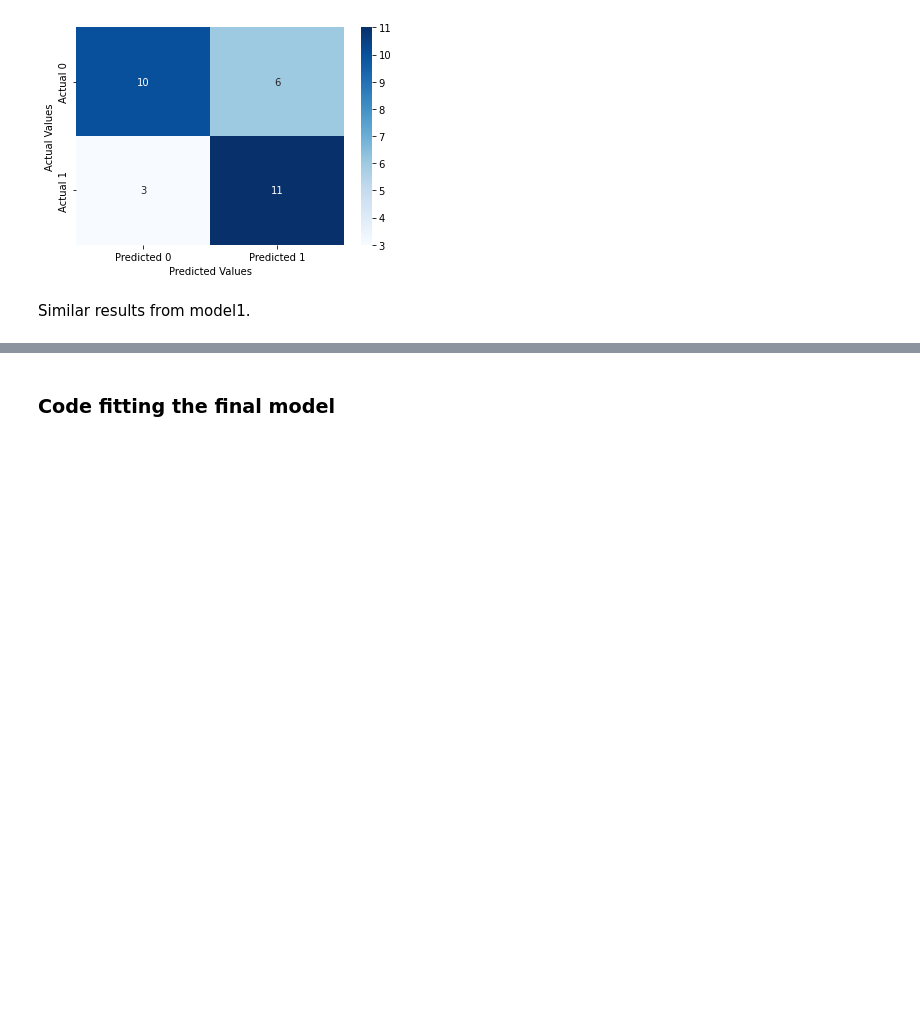
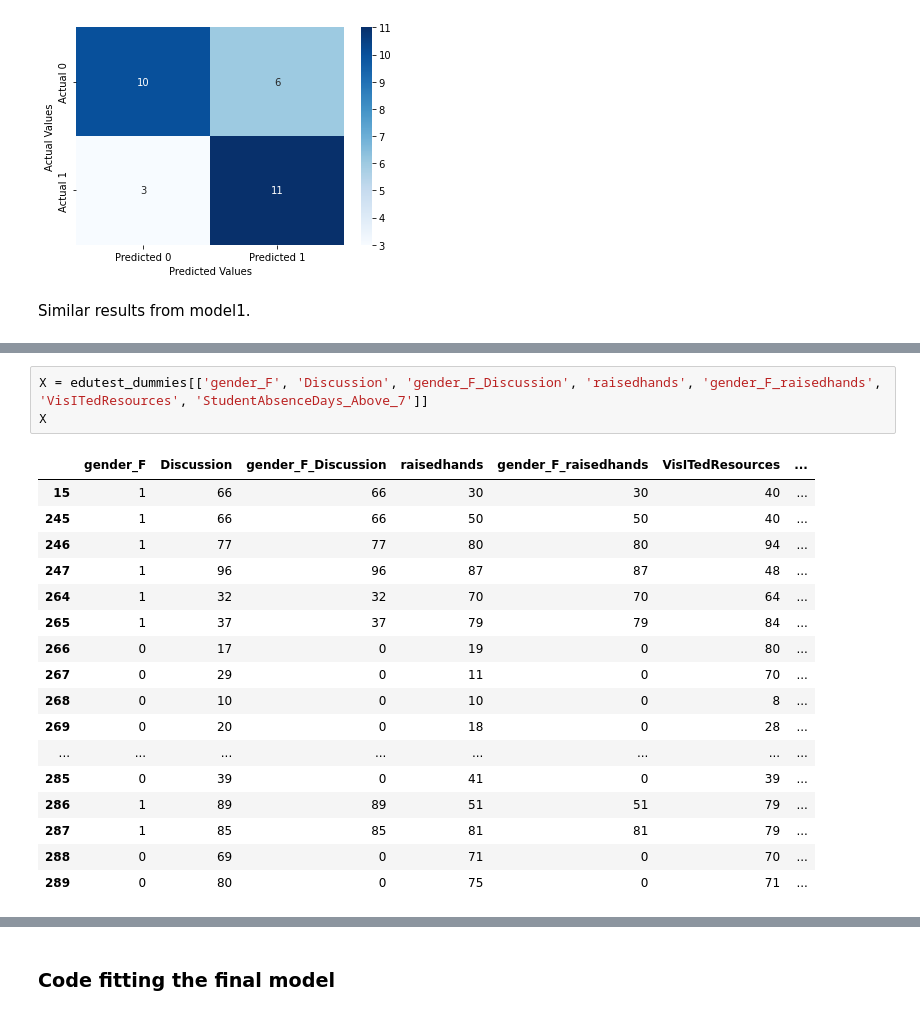
Before and after one commit to wchen952/STAT-303-2-Project, a Jupyter notebook: 303_2_Project_Code.ipynb, the cells around one changed output, grey strips where cells are left out. Drawn from its saved outputs; the diff is of its cells as text; blank space fills up the shorter version.

```diff
--- a/303_2_Project_Code.ipynb
+++ b/303_2_Project_Code.ipynb
@@ -519,0 +667,21 @@ ROC-AUC = 81.2%
+# %%
+X = edutest_dummies[['gender_F', 'Discussion', 'gender_F_Discussion', 'raisedhands', 'gender_F_raisedhands', 'VisITedResources', 'StudentAbsenceDays_Above_7']]
+X
+# %% [output]
+|  | gender_F | Discussion | gender_F_Discussion | raisedhands | gender_F_raisedhands | VisITedResources | ... |
+| 15 | 1 | 66 | 66 | 30 | 30 | 40 | ... |
+| 245 | 1 | 66 | 66 | 50 | 50 | 40 | ... |
+| 246 | 1 | 77 | 77 | 80 | 80 | 94 | ... |
+| 247 | 1 | 96 | 96 | 87 | 87 | 48 | ... |
+| 264 | 1 | 32 | 32 | 70 | 70 | 64 | ... |
+| 265 | 1 | 37 | 37 | 79 | 79 | 84 | ... |
+| 266 | 0 | 17 | 0 | 19 | 0 | 80 | ... |
+| 267 | 0 | 29 | 0 | 11 | 0 | 70 | ... |
+| 268 | 0 | 10 | 0 | 10 | 0 | 8 | ... |
+| 269 | 0 | 20 | 0 | 18 | 0 | 28 | ... |
+| ... | ... | ... | ... | ... | ... | ... | ... |
+| 285 | 0 | 39 | 0 | 41 | 0 | 39 | ... |
+| 286 | 1 | 89 | 89 | 51 | 51 | 79 | ... |
+| 287 | 1 | 85 | 85 | 81 | 81 | 79 | ... |
+| 288 | 0 | 69 | 0 | 71 | 0 | 70 | ... |
+| 289 | 0 | 80 | 0 | 75 | 0 | 71 | ... |
```
Also changed, not shown: parts of 17 cells of this notebook.
